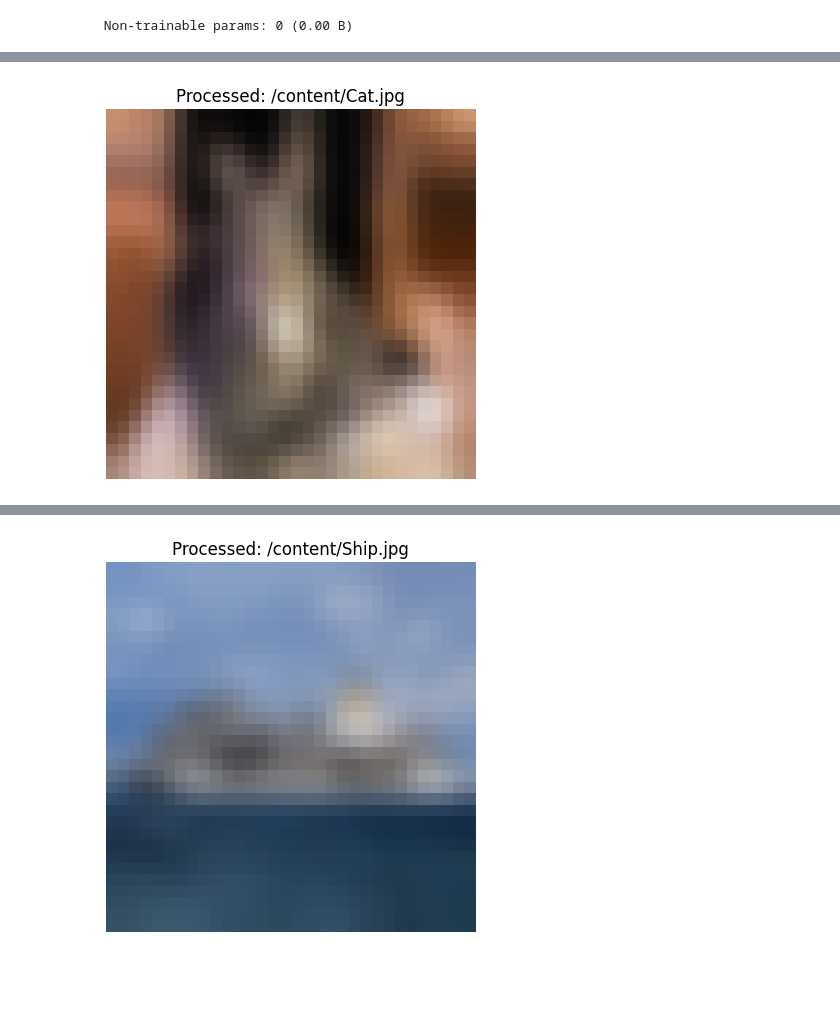
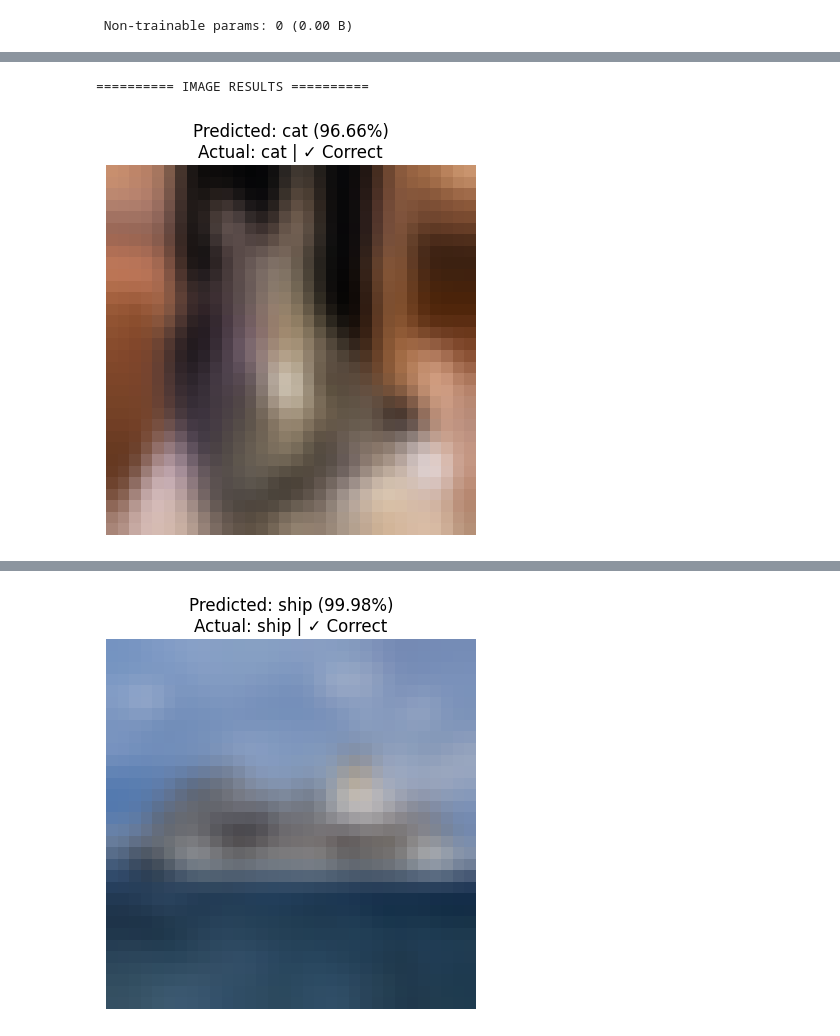
Before and after one commit to Riana-PSB/Assignment-1, a Jupyter notebook: cnn_v3_.ipynb, the cells around one changed output, grey strips where cells are left out. Saved outputs shown, nothing was run; the diff lists cells and outputs as text; code cells hidden in the pictures; blank space fills up the shorter version.

Commit message:
Final Model

```diff
--- a/cnn_v3_.ipynb
+++ b/cnn_v3_.ipynb
@@ -191,6 +173,7 @@ print(test_acc)
 model.save('final_model.keras')
 # %%
 from tensorflow.keras import preprocessing, models
+import tensorflow as tf
 import numpy as np
 import cv2
 import matplotlib.pyplot as plt
@@ -204,13 +187,11 @@ def load_image(filename):
     img = preprocessing.image.load_img(filename)
     img = preprocessing.image.img_to_array(img)
 
-    # Resize FIRST
+    # Resize to CIFAR size
     img = cv2.resize(img, (32, 32))
 
-    # Stronger blur (important!)
+    # Blur to simulate CIFAR-10 quality
     img = cv2.GaussianBlur(img, (5, 5), 0)
-
-    # Reduce detail further (simulate CIFAR)
     img = cv2.GaussianBlur(img, (3, 3), 0)
 
     # Normalize
@@ -218,7 +199,8 @@ def load_image(filename):
 
     return img
 
-# --- Run predictions on multiple images ---
+
+# --- Run predictions ---
 def run_multiple():
     img_paths = [
         "/content/Cat.jpg",
@@ -227,45 +209,72 @@ def run_multiple():
         "/content/deer_capture.png"
     ]
 
+    true_labels = ['cat', 'ship', 'dog', 'deer']
+
+    # Load model ONCE
     model = models.load_model('final_model.keras')
 
     processed_images = []
+    valid_paths = []
+    valid_labels = []
 
-    for path in img_paths:
+    # Load images safely
+    for i, path in enumerate(img_paths):
         try:
             img = load_image(path)
             processed_images.append(img)
-
-            # 🔥 SHOW processed image
-            plt.imshow(img)
-            plt.title(f"Processed: {path}")
-            plt.axis('off')
-            plt.show()
-
+            valid_paths.append(path)
+            valid_labels.append(true_labels[i])
         except Exception as e:
             print(f"Error loading {path}: {e}")
 
+    # Convert to numpy array
     processed_images = np.array(processed_images)
 
-    predictions = model.predict(processed_images)
-
-    true_labels = ['cat', 'ship', 'dog', 'deer']
+    # Predict once (efficient)
+    predictions = model.predict(processed_images, verbose=0)
 
     correct = 0
-    # Print results
+
+    print("\n========== IMAGE RESULTS ==========\n")
+
     for i, pred in enumerate(predictions):
+
+        # ✅ FIX: convert logits → probabilities
+        pred = tf.nn.softmax(pred).numpy()
+
         result = np.argmax(pred)
-        confidence = np.max(pred)
+        confidence = np.max(pred) * 100
         predicted_label = class_names[result]
+        true_label = valid_labels[i]
 
-        if predicted_label == true_labels[i]:
-          correct += 1
+        is_correct = predicted_label == true_label
+        if is_correct:
+            correct += 1
 
-        accuracy = correct / len(true_labels)
-        print(f"Accuracy: {accuracy * 100:.2f}%")
+        # Show image
+        plt.imshow(processed_images[i])
+        plt.title(
+            f"Predicted: {predicted_label} ({confidence:.2f}%)\n"
+            f"Actual: {true_label} | {'✓ Correct' if is_correct else '✗ Wrong'}"
+        )
+        plt.axis('off')
+        plt.show()
 
-        print(f"{img_paths[i]} → {class_names[result]} ({confidence:.2f}% confidence)")
+        # Print details
+        print(f"Image: {valid_paths[i]}")
+        print(f"→ Predicted: {predicted_label}")
+        print(f"→ Actual: {true_label}")
+        print(f"→ Confidence: {confidence:.2f}%")
+        print(f"→ Result: {'✓ Correct' if is_correct else '✗ Wrong'}")
+        print("----------------------------------")
 
-# Run
+    # Final accuracy
+    accuracy = correct / len(valid_labels) * 100
+    print("\n========== FINAL ACCURACY ==========")
+    print(f"Overall Accuracy: {accuracy:.2f}% ({correct}/{len(valid_labels)})")
+
+
+# --- Run everything ---
 run_multiple()
 # %% [output]
@@ -272 +282,2 @@ run_multiple()
+========== IMAGE RESULTS ==========
-[figure, old version]
+[figure, new version]
@@ -273 +290 @@ run_multiple()
-[figure, old version]
+[figure, new version]
```
Also changed, not shown: parts of 9 cells of this notebook.
